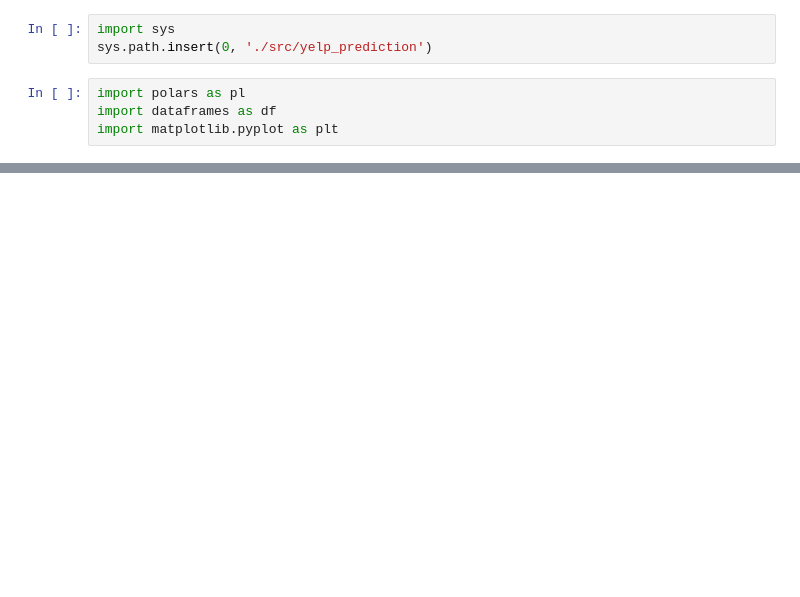
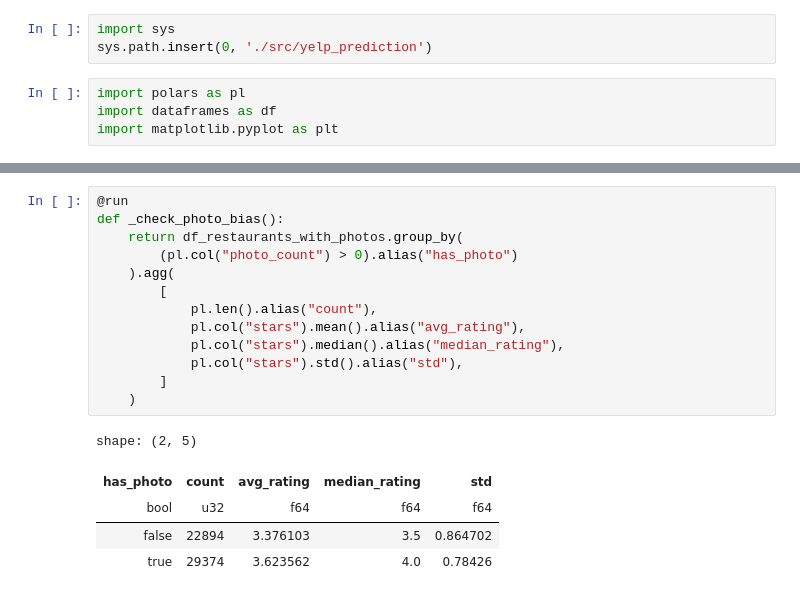
Before and after one commit to ascandone/yelp-prediction, a Jupyter notebook: notebook.ipynb, the cells around one changed output, grey strips where cells are left out. Drawn from its saved outputs; the diff is of its cells as text; blank space fills up the shorter version.

```diff
--- a/notebook.ipynb
+++ b/notebook.ipynb
@@ -36,0 +100,19 @@ def _show_stars_dist():
+# %%
+@run
+def _check_photo_bias():
+    return df_restaurants_with_photos.group_by(
+        (pl.col("photo_count") > 0).alias("has_photo")
+    ).agg(
+        [
+            pl.len().alias("count"),
+            pl.col("stars").mean().alias("avg_rating"),
+            pl.col("stars").median().alias("median_rating"),
+            pl.col("stars").std().alias("std"),
+        ]
+    )
+# %% [output]
+shape: (2, 5)
+| has_photo | count | avg_rating | median_rating | std |
+| bool | u32 | f64 | f64 | f64 |
+| false | 22894 | 3.376103 | 3.5 | 0.864702 |
+| true | 29374 | 3.623562 | 4.0 | 0.78426 |
```
Also changed, not shown: parts of 6 cells of this notebook, 1 other file.
